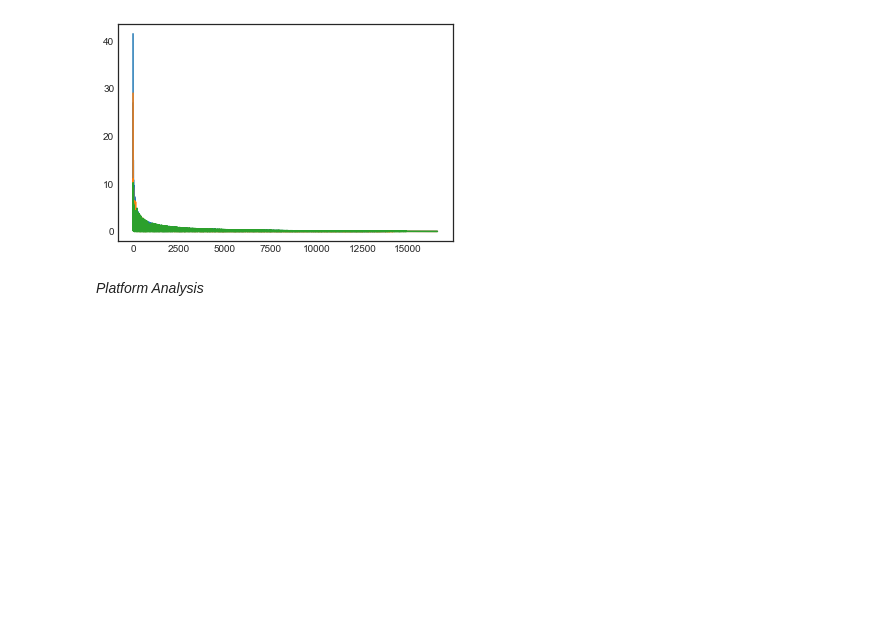
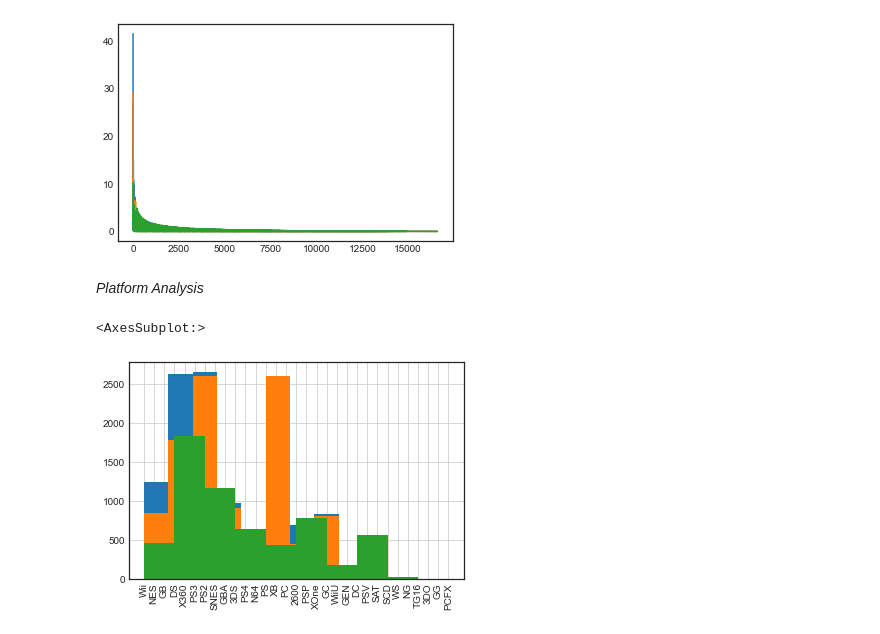
Before and after one commit to chiaracapuano/vgsales, a Jupyter notebook: Capuano_Chiara_vgsales.ipynb, the cells around one changed output. Saved outputs shown, nothing was run; the diff lists cells and outputs as text; code cells hidden in the pictures; blank space fills up the shorter version.

```diff
--- a/Capuano_Chiara_vgsales.ipynb
+++ b/Capuano_Chiara_vgsales.ipynb
@@ -104,3 +104,10 @@ def plot_trends(df, col, time_col, lst=None):
     plt.show()
 # %% [markdown]
 *Platform Analysis*
+# %%
+vgsales_NA['Platform'].hist(xrot = 90)
+vgsales_EU['Platform'].hist(xrot = 90)
+vgsales_JP['Platform'].hist(xrot = 90)
+# %% [output]
+<AxesSubplot:>
+[figure, added]
```
Also changed, not shown: parts of 4 cells of this notebook.
